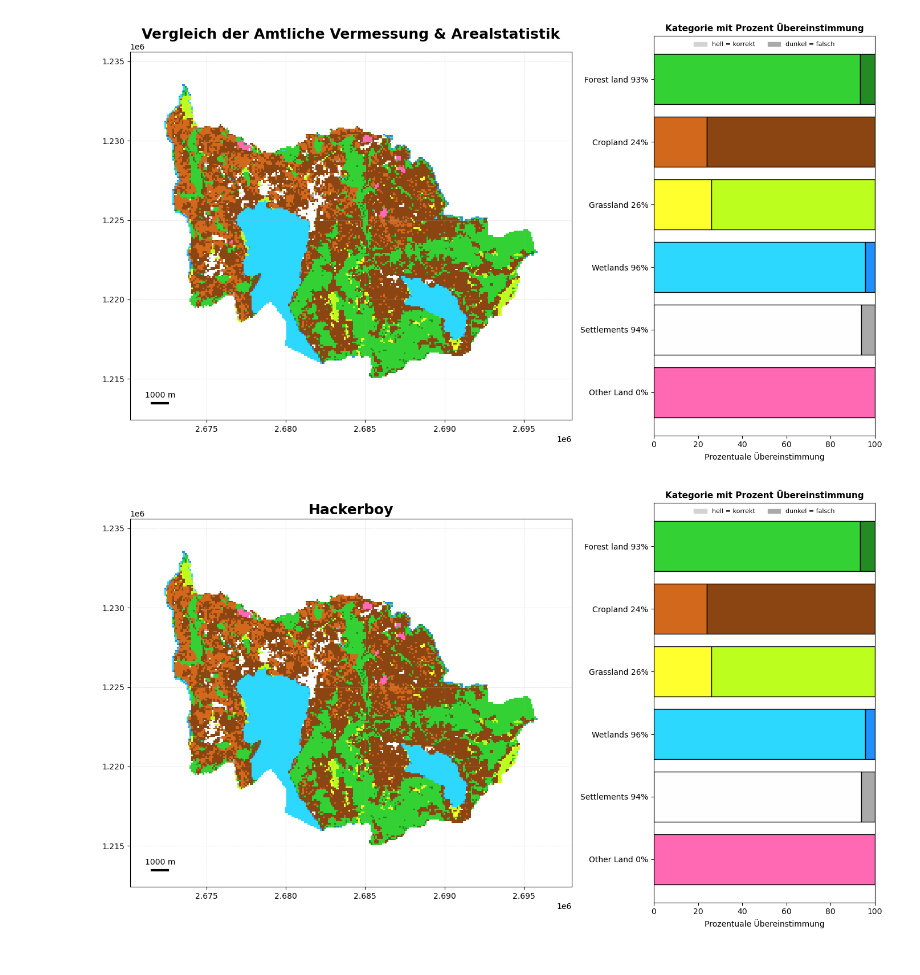
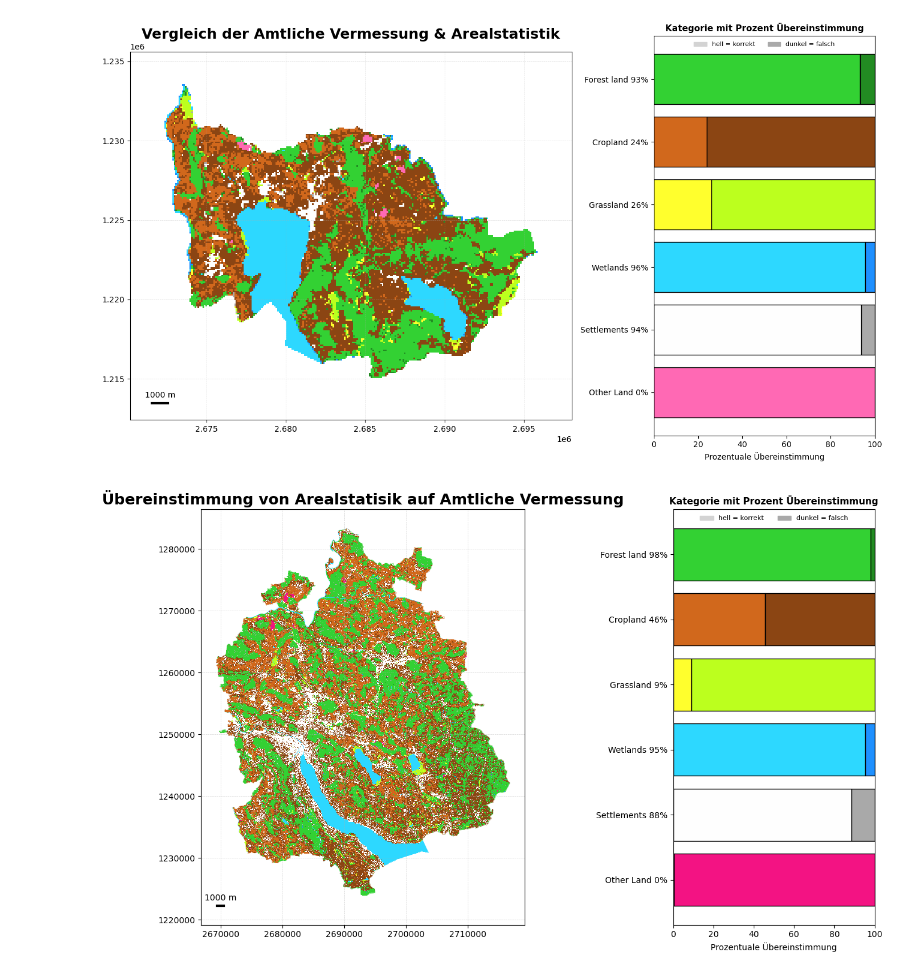
Before and after one commit to JonasHeinz/landcover_analysis, a Jupyter notebook: scripts/visualization/as-av.ipynb, the cells around one changed output. Cells and saved outputs as stored; diff of their text form; code cells hidden in the pictures.

```diff
--- a/scripts/visualization/as-av.ipynb
+++ b/scripts/visualization/as-av.ipynb
@@ -264,6 +264,7 @@ import numpy as np
 import matplotlib.pyplot as plt
 from matplotlib.colors import to_rgb
 import matplotlib.patches as mpatches
+from matplotlib.ticker import ScalarFormatter
 
 def plot_av_vs_as(gdf: gpd.GeoDataFrame, As_Kategorie: str, Kategorie: str, Titel: str):
     """
@@ -323,13 +324,19 @@ def plot_av_vs_as(gdf: gpd.GeoDataFrame, As_Kategorie: str, Kategorie: str, Tite
         accuracy_per_class.append((cat, pct))
 
     # Karte + Balken plotten
-    fig, (ax_map, ax_bar) = plt.subplots(1, 2, figsize=(14, 8), width_ratios=[2, 1])
+    fig, (ax_map, ax_bar) = plt.subplots(1, 2, figsize=(14, 8), width_ratios=[3, 1])
 
     # Karte
     gdf.plot(ax=ax_map, color=gdf["plot_color"], edgecolor="none", linewidth=0.2)
-    ax_map.set_title(Titel, fontsize=18, fontweight="bold")
+    ax_map.set_title(f"Übereinstimmung von Arealstatisik auf {Titel}", fontsize=18, fontweight="bold")
     ax_map.axis("on")
     ax_map.grid(True, linestyle='--', linewidth=0.5, alpha=0.5)
+
+    # Normale Zahlen für Achsen
+    ax_map.xaxis.set_major_formatter(ScalarFormatter(useOffset=False))
+    ax_map.yaxis.set_major_formatter(ScalarFormatter(useOffset=False))
+    ax_map.xaxis.get_major_formatter().set_scientific(False)
+    ax_map.yaxis.get_major_formatter().set_scientific(False)
 
     # Maßstab
     xlim = ax_map.get_xlim()
@@ -375,13 +382,13 @@ def plot_av_vs_as(gdf: gpd.GeoDataFrame, As_Kategorie: str, Kategorie: str, Tite
     plt.tight_layout()
     plt.show()
 # %%
-gpkg_path = r"C:\Users\st1179523\Documents\GitHub\landcover_analysis\data\analysis\av\AV_As_Maximal_Area.gpkg"
+gpkg_path = r"C:\Users\aebim\Documents\02_Ausbildung\Studium\05_Semester\5230_Geoniformatik_Raumanalyse\Projektarbeit\03_GitHub\data\analysis\av\AV_As_Center_Pixel_ZH2.gpkg"
 gdf = gpd.read_file(gpkg_path)
 
 As_Kategorie="IPCC_AV_Id"
 Kategorie="IPCC_AS_Id"
 # %%
 
-plot_av_vs_as(gdf,As_Kategorie ,Kategorie, "Hackerboy" )
+plot_av_vs_as(gdf,As_Kategorie ,Kategorie, "Amtliche Vermessung" )
 # %% [output]
-[figure, old version]
+[figure, new version]
```
Also changed, not shown: 2 other files.
